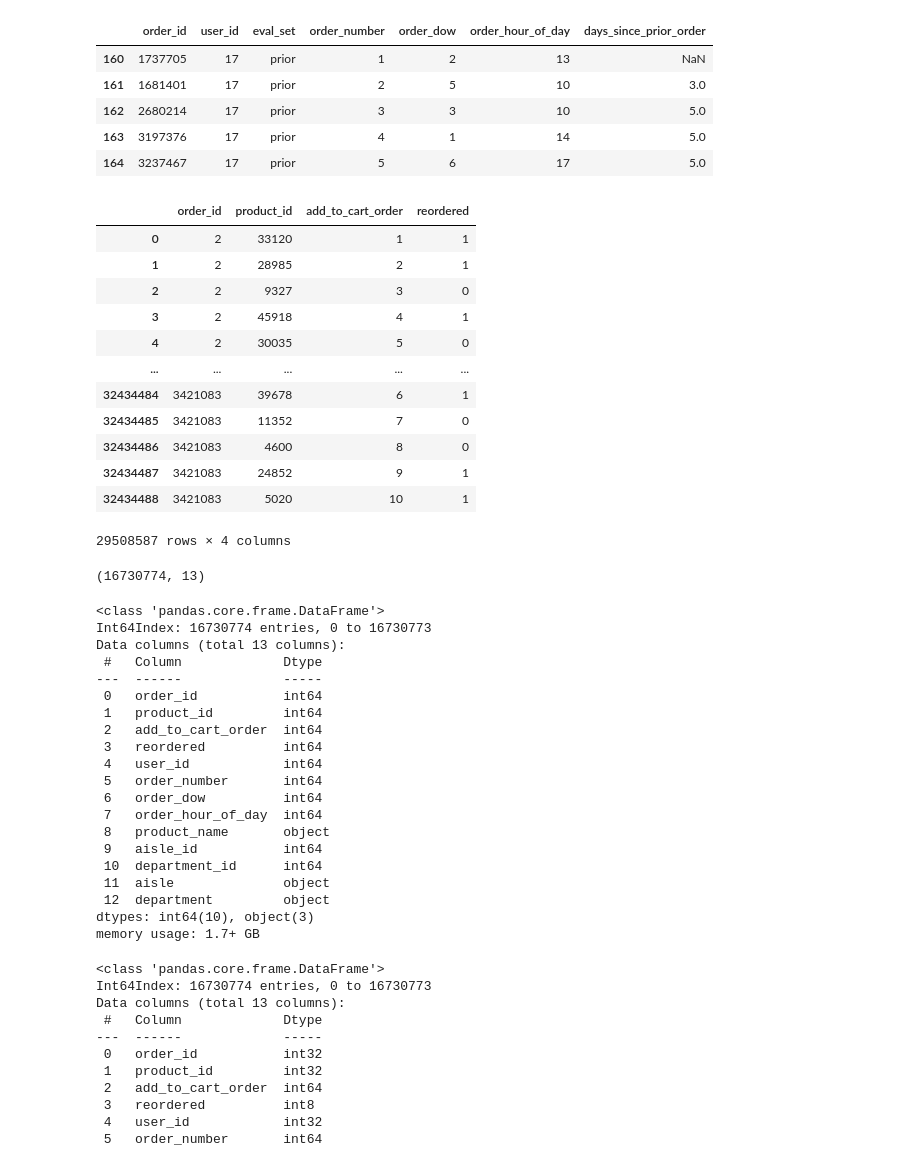
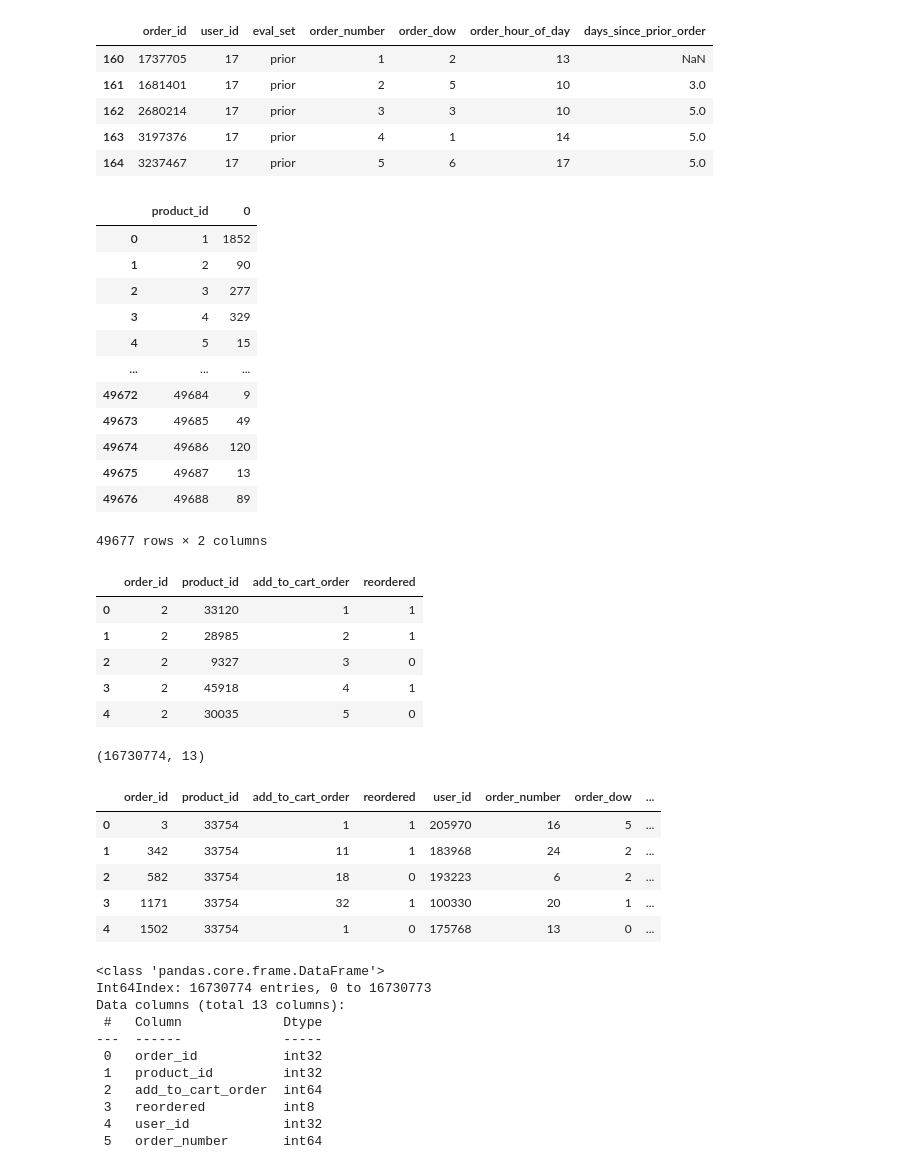
Before and after one commit to WasVelinn/1stPerSonalProjecT, a Jupyter notebook: Untitled4.ipynb, the cells around one changed output. Cells and saved outputs as stored; diff of their text form; code cells hidden in the pictures.

```diff
--- a/Untitled4.ipynb
+++ b/Untitled4.ipynb
@@ -35,22 +44,31 @@ top_products = product_order_counts[product_order_counts >= product_order_counts
 
 # 필터링 적용
 order_products = order_products[order_products['product_id'].isin(top_products)]
+# %%
+product_order_counts.reset_index()
+# %% [output]
+|  | product_id | 0 |
+| 0 | 1 | 1852 |
+| 1 | 2 | 90 |
+| 2 | 3 | 277 |
+| 3 | 4 | 329 |
+| 4 | 5 | 15 |
+| ... | ... | ... |
+| 49672 | 49684 | 9 |
+| 49673 | 49685 | 49 |
+| 49674 | 49686 | 120 |
+| 49675 | 49687 | 13 |
+| 49676 | 49688 | 89 |
+49677 rows × 2 columns
 # %%
-order_products
+order_products.head()
 # %% [output]
 |  | order_id | product_id | add_to_cart_order | reordered |
 | 0 | 2 | 33120 | 1 | 1 |
 | 1 | 2 | 28985 | 2 | 1 |
 | 2 | 2 | 9327 | 3 | 0 |
 | 3 | 2 | 45918 | 4 | 1 |
 | 4 | 2 | 30035 | 5 | 0 |
-| ... | ... | ... | ... | ... |
-| 32434484 | 3421083 | 39678 | 6 | 1 |
-| 32434485 | 3421083 | 11352 | 7 | 0 |
-| 32434486 | 3421083 | 4600 | 8 | 0 |
-| 32434487 | 3421083 | 24852 | 9 | 1 |
-| 32434488 | 3421083 | 5020 | 10 | 1 |
-29508587 rows × 4 columns
 # %%
 # 주문 정보와 상품 주문 정보 병합
 order_details = pd.merge(order_products, orders[['order_id', 'user_id', 'order_number', 'order_dow', 'order_hour_of_day']],
@@ -68,28 +86,14 @@ print(order_details.shape)  # 데이터 크기 확인
 # %% [output]
 (16730774, 13)
 # %%
-order_details.info()
+order_details.head()
 # %% [output]
-<class 'pandas.core.frame.DataFrame'>
-Int64Index: 16730774 entries, 0 to 16730773
-Data columns (total 13 columns):
- #   Column             Dtype
----  ------             -----
- 0   order_id           int64
- 1   product_id         int64
- 2   add_to_cart_order  int64
- 3   reordered          int64
- 4   user_id            int64
- 5   order_number       int64
- 6   order_dow          int64
- 7   order_hour_of_day  int64
- 8   product_name       object
- 9   aisle_id           int64
- 10  department_id      int64
- 11  aisle              object
- 12  department         object
-dtypes: int64(10), object(3)
-memory usage: 1.7+ GB
+|  | order_id | product_id | add_to_cart_order | reordered | user_id | order_number | order_dow | ... |
+| 0 | 3 | 33754 | 1 | 1 | 205970 | 16 | 5 | ... |
+| 1 | 342 | 33754 | 11 | 1 | 183968 | 24 | 2 | ... |
+| 2 | 582 | 33754 | 18 | 0 | 193223 | 6 | 2 | ... |
+| 3 | 1171 | 33754 | 32 | 1 | 100330 | 20 | 1 | ... |
+| 4 | 1502 | 33754 | 1 | 0 | 175768 | 13 | 0 | ... |
 # %%
 # 데이터 타입 최적화
 order_details['order_id'] = order_details['order_id'].astype('int32')
```
Also changed, not shown: parts of 23 cells of this notebook, 19 other files.
